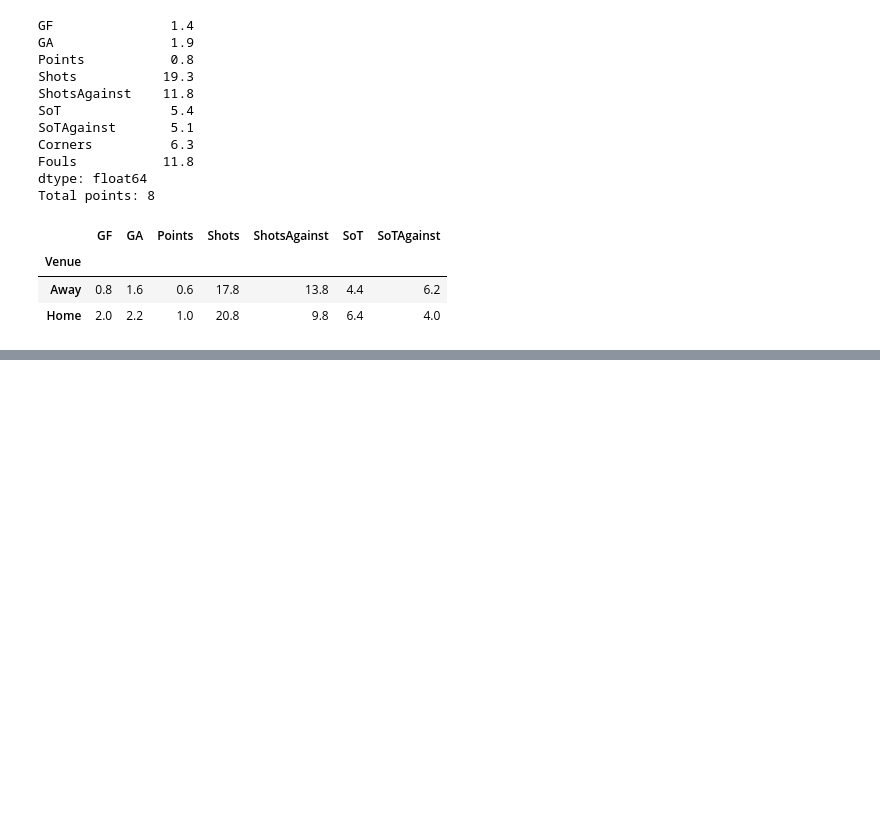
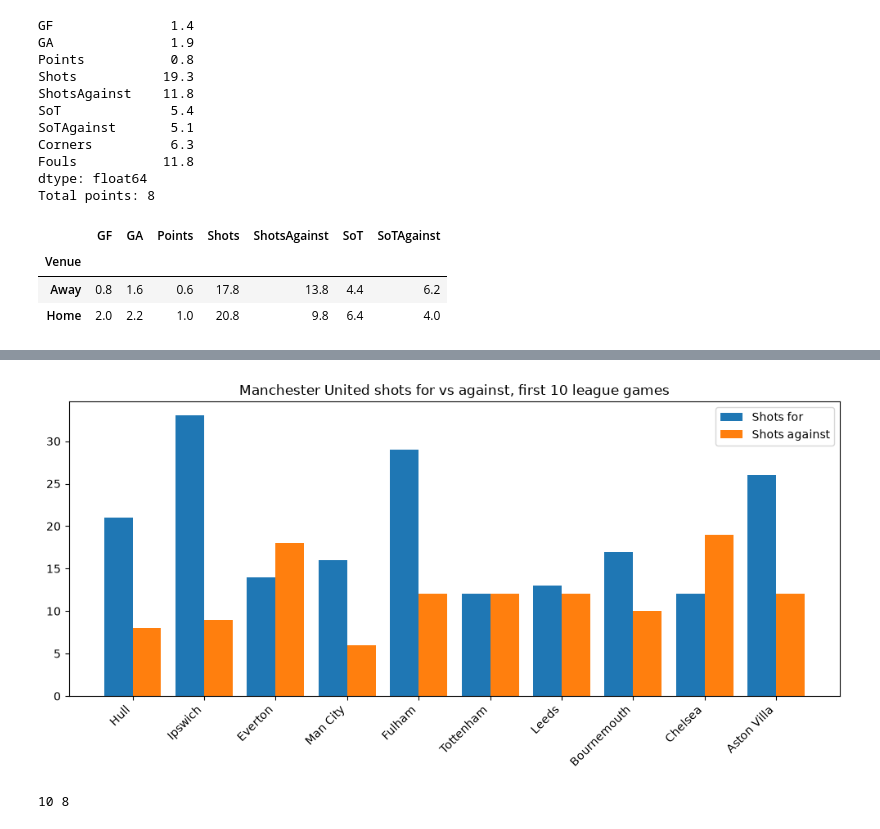
Before and after one commit to shadman-nowrose/football-analytics, a Jupyter notebook: manchester-united-manager-change/01_data_check.ipynb, the cells around one changed output, grey strips where cells are left out. Cells and saved outputs as stored; diff of their text form; code cells hidden in the pictures; blank space fills up the shorter version.

```diff
--- a/manchester-united-manager-change/01_data_check.ipynb
+++ b/manchester-united-manager-change/01_data_check.ipynb
@@ -121,0 +136,15 @@ c.to_csv("carrick_era_clean.csv", index=False)
+# %%
+import matplotlib.pyplot as plt
+
+fig, ax = plt.subplots(figsize=(10, 5))
+x = range(len(c))
+ax.bar([i - 0.2 for i in x], c["Shots"], width=0.4, label="Shots for")
+ax.bar([i + 0.2 for i in x], c["ShotsAgainst"], width=0.4, label="Shots against")
+ax.set_xticks(list(x))
+ax.set_xticklabels(c["Opponent"], rotation=45, ha="right")
+ax.set_title("Manchester United shots for vs against, first 10 league games")
+ax.legend()
+plt.tight_layout()
+plt.savefig("shots_for_vs_against.png", dpi=150)
+plt.show()
+# %% [output]
@@ -121,0 +152 @@ c.to_csv("carrick_era_clean.csv", index=False)
+[figure, added]
@@ -121,0 +175,7 @@ c.to_csv("carrick_era_clean.csv", index=False)
+# %%
+fd["Date"] = pd.to_datetime(fd["Date"], dayfirst=True)
+test = team_view(fd, "Man United")
+test_carrick = test[test["Date"] < "2026-11-12"]
+print(len(test_carrick), test_carrick["Points"].sum())
+# %% [output]
+10 8
```
Also changed, not shown: parts of 7 cells of this notebook, 1 other file.
